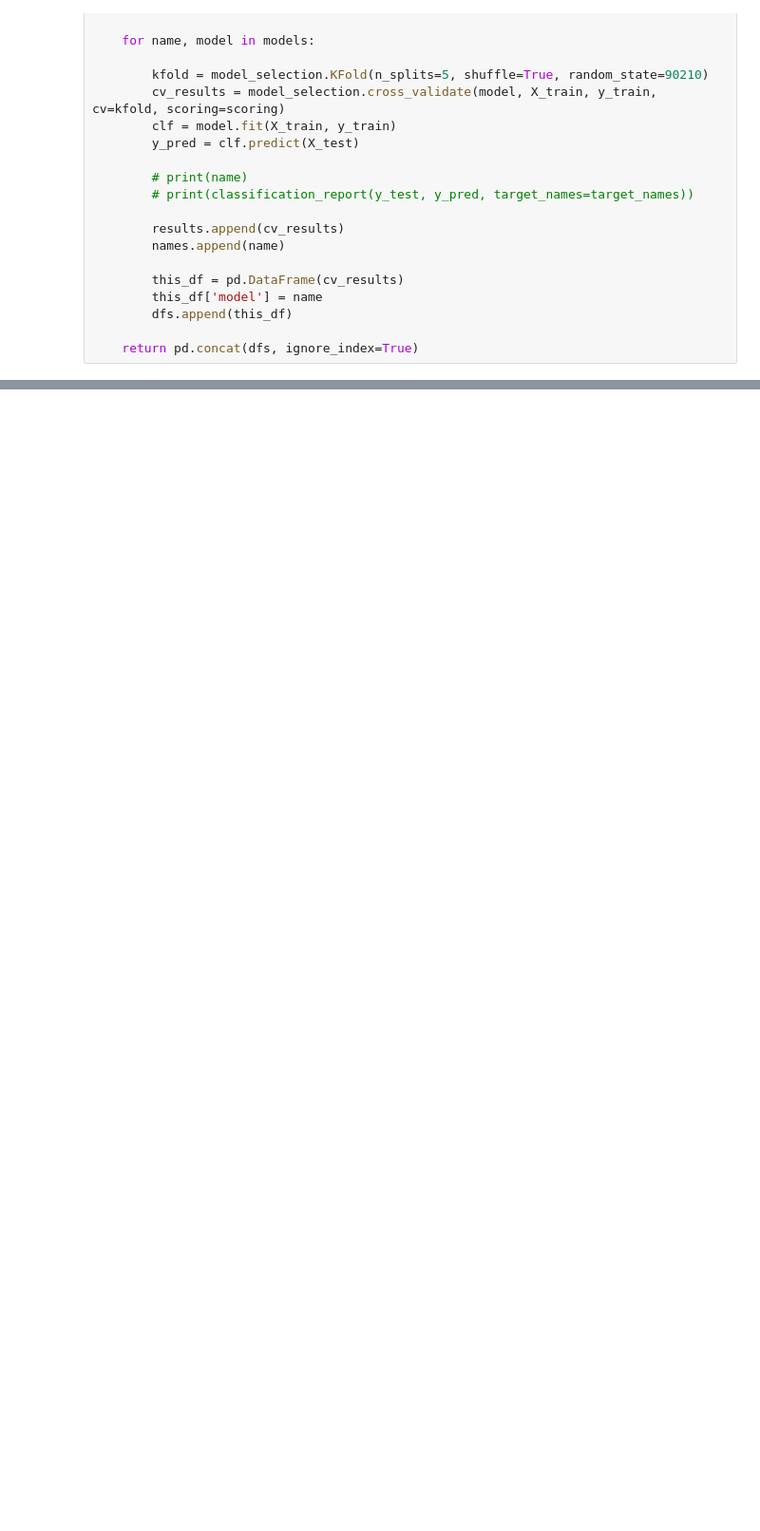
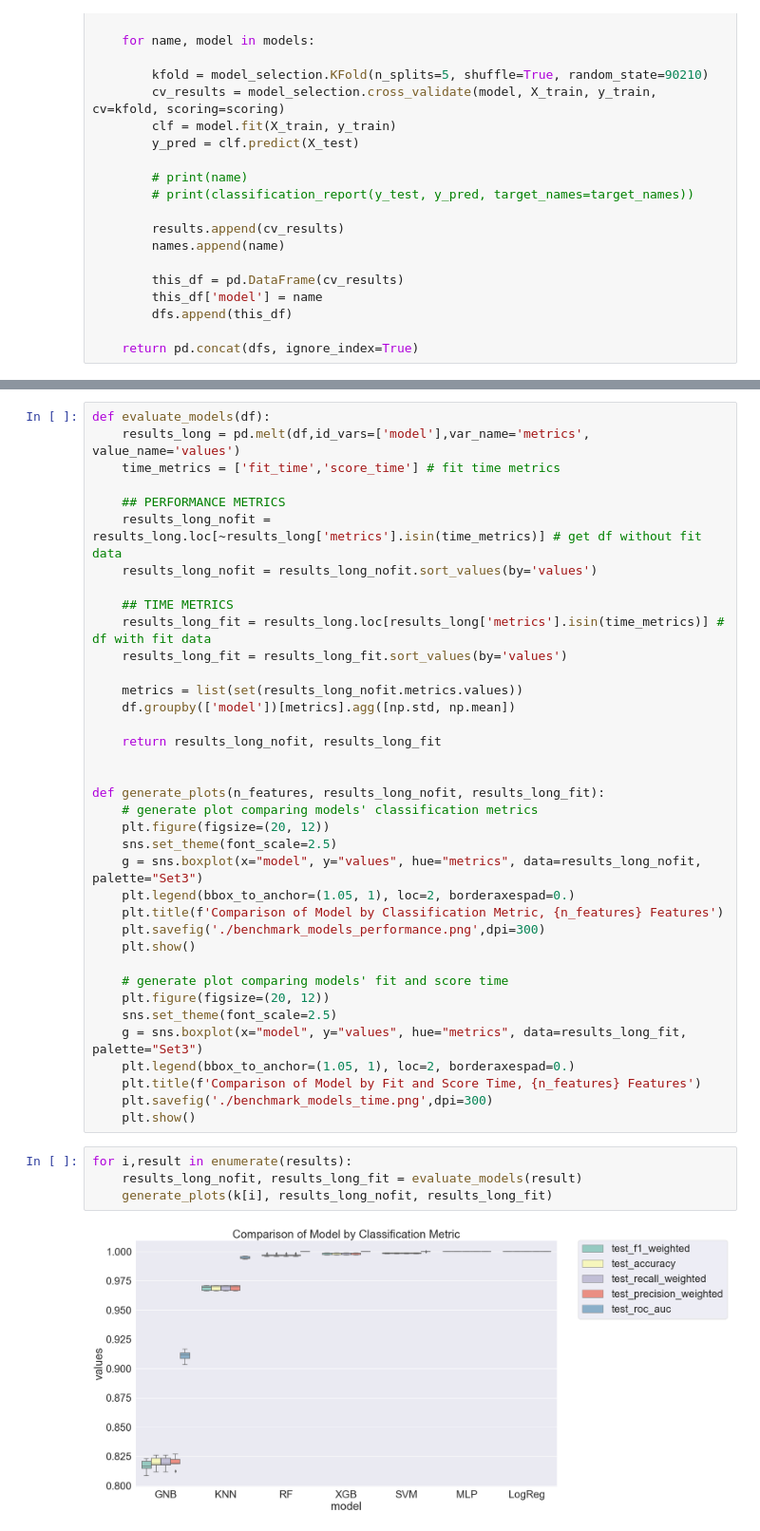
Before and after one commit to ethanleicht/NBA_Model, a Jupyter notebook: our_code2.ipynb, the cells around one changed output, grey strips where cells are left out. Shown: that part at 95% size. Cells and saved outputs as stored; diff of their text form; blank space fills up the shorter version.

Commit message:
plots

```diff
--- a/our_code2.ipynb
+++ b/our_code2.ipynb
@@ -380,0 +429,43 @@ KeyboardInterrupt:
+# %%
+def evaluate_models(df):
+    results_long = pd.melt(df,id_vars=['model'],var_name='metrics', value_name='values')
+    time_metrics = ['fit_time','score_time'] # fit time metrics
+
+    ## PERFORMANCE METRICS
+    results_long_nofit = results_long.loc[~results_long['metrics'].isin(time_metrics)] # get df without fit data
+    results_long_nofit = results_long_nofit.sort_values(by='values')
+
+    ## TIME METRICS
+    results_long_fit = results_long.loc[results_long['metrics'].isin(time_metrics)] # df with fit data
+    results_long_fit = results_long_fit.sort_values(by='values')
+
+    metrics = list(set(results_long_nofit.metrics.values))
+    df.groupby(['model'])[metrics].agg([np.std, np.mean])
+
+    return results_long_nofit, results_long_fit
+
+
+def generate_plots(n_features, results_long_nofit, results_long_fit):
+    # generate plot comparing models' classification metrics
+    plt.figure(figsize=(20, 12))
+    sns.set_theme(font_scale=2.5)
+    g = sns.boxplot(x="model", y="values", hue="metrics", data=results_long_nofit, palette="Set3")
+    plt.legend(bbox_to_anchor=(1.05, 1), loc=2, borderaxespad=0.)
+    plt.title(f'Comparison of Model by Classification Metric, {n_features} Features')
+    plt.savefig('./benchmark_models_performance.png',dpi=300)
+    plt.show()
+
+    # generate plot comparing models' fit and score time
+    plt.figure(figsize=(20, 12))
+    sns.set_theme(font_scale=2.5)
+    g = sns.boxplot(x="model", y="values", hue="metrics", data=results_long_fit, palette="Set3")
+    plt.legend(bbox_to_anchor=(1.05, 1), loc=2, borderaxespad=0.)
+    plt.title(f'Comparison of Model by Fit and Score Time, {n_features} Features')
+    plt.savefig('./benchmark_models_time.png',dpi=300)
+    plt.show()
+# %%
+for i,result in enumerate(results):
+    results_long_nofit, results_long_fit = evaluate_models(result)
+    generate_plots(k[i], results_long_nofit, results_long_fit)
+# %% [output]
+[figure, added]
```
Also changed, not shown: parts of 11 cells of this notebook.
